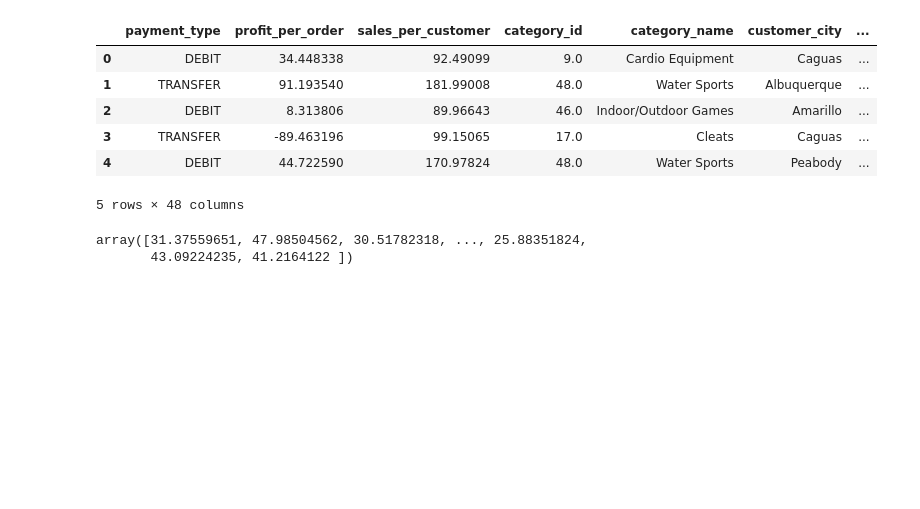
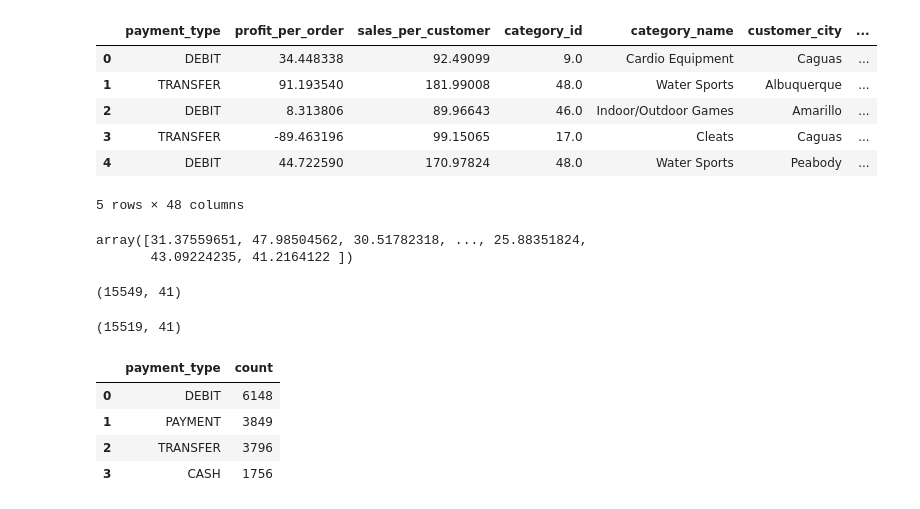
Before and after one commit to abdullahdotnet/Supply-Chain-Analysis, a Jupyter notebook: IndustryAnalysis.ipynb, the cells around one changed output. Saved outputs shown, nothing was run; the diff lists cells and outputs as text; code cells hidden in the pictures; blank space fills up the shorter version.

```diff
--- a/IndustryAnalysis.ipynb
+++ b/IndustryAnalysis.ipynb
@@ -831,3 +831,7 @@ random_numbers
 # %% [output]
 array([31.37559651, 47.98504562, 30.51782318, ..., 25.88351824,
        43.09224235, 41.2164122 ])
+# %%
+df.shape
+# %% [output]
+(15549, 41)
@@ -833,0 +840,12 @@ array([31.37559651, 47.98504562, 30.51782318, ..., 25.88351824,
+# %%
+dcustomer.shape
+# %% [output]
+(15519, 41)
+# %%
+df['payment_type'].value_counts().reset_index()
+# %% [output]
+|  | payment_type | count |
+| 0 | DEBIT | 6148 |
+| 1 | PAYMENT | 3849 |
+| 2 | TRANSFER | 3796 |
+| 3 | CASH | 1756 |
```
Also changed, not shown: parts of 1 cell of this notebook, 2 other files.
